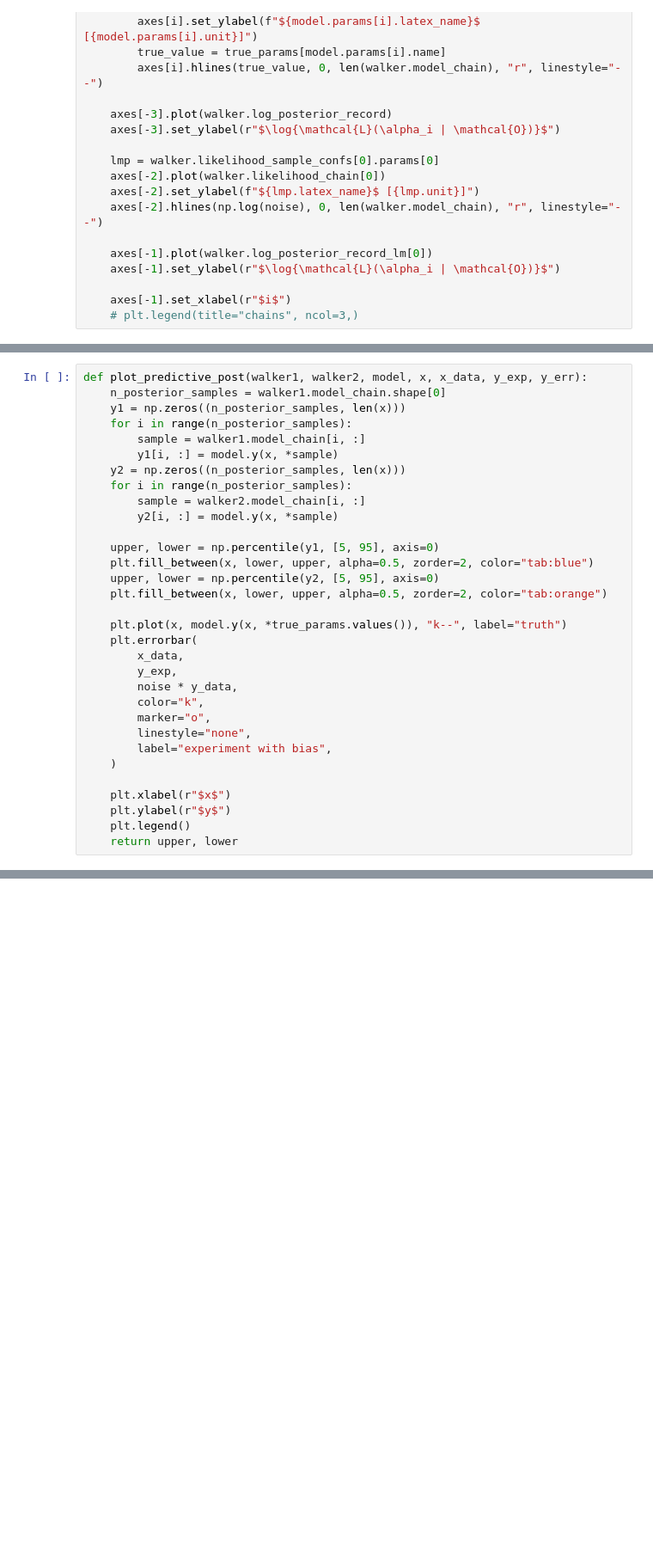
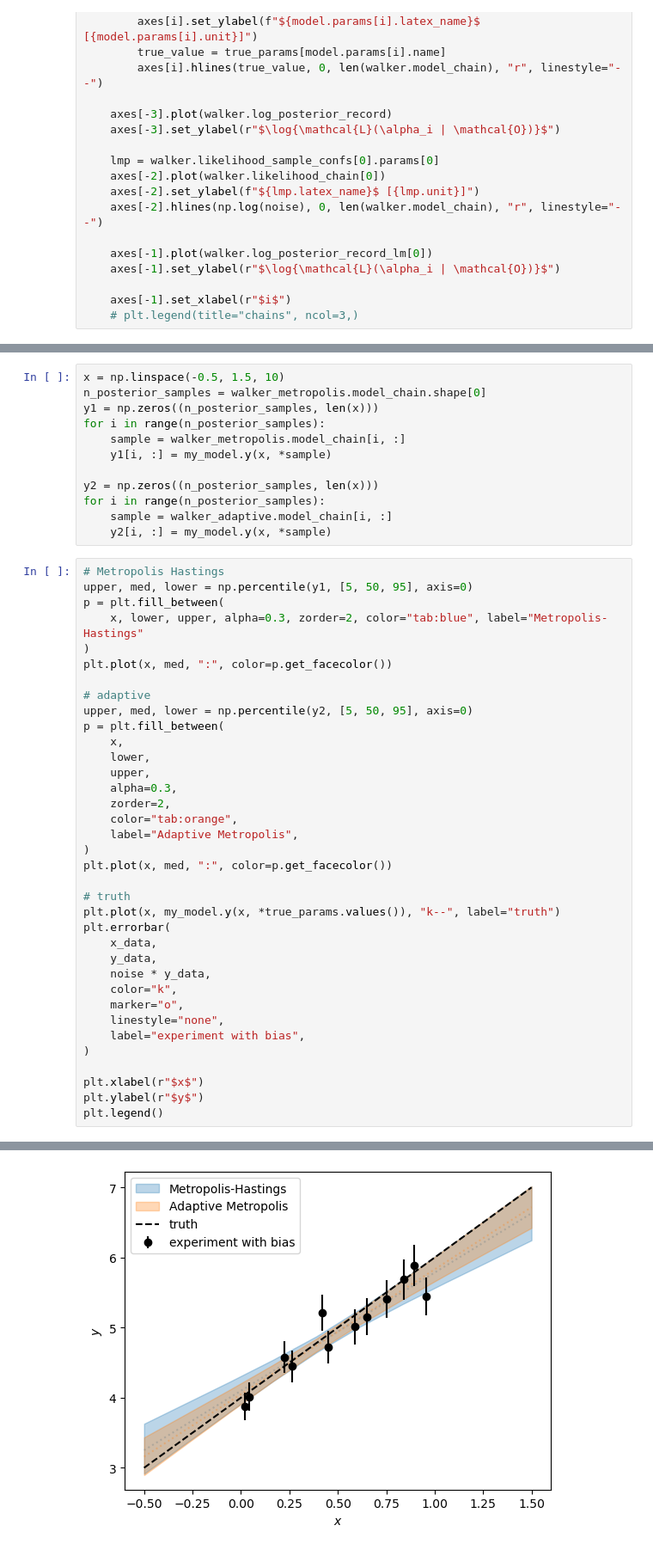
Before and after one commit to beykyle/rxmc, a Jupyter notebook: examples/sampling_algos.ipynb, the cells around one changed output, grey strips where cells are left out. Shown at 86% size. Drawn from its saved outputs; the diff is of its cells as text; blank space fills up the shorter version.

```diff
--- a/examples/sampling_algos.ipynb
+++ b/examples/sampling_algos.ipynb
@@ -242,32 +238,49 @@ AssertionError: I don't believe that you want more dimensions than samples!
+# %%
+x = np.linspace(-0.5, 1.5, 10)
+n_posterior_samples = walker_metropolis.model_chain.shape[0]
+y1 = np.zeros((n_posterior_samples, len(x)))
+for i in range(n_posterior_samples):
+    sample = walker_metropolis.model_chain[i, :]
+    y1[i, :] = my_model.y(x, *sample)
+
+y2 = np.zeros((n_posterior_samples, len(x)))
+for i in range(n_posterior_samples):
+    sample = walker_adaptive.model_chain[i, :]
+    y2[i, :] = my_model.y(x, *sample)
 # %%
-def plot_predictive_post(walker1, walker2, model, x, x_data, y_exp, y_err):
-    n_posterior_samples = walker1.model_chain.shape[0]
-    y1 = np.zeros((n_posterior_samples, len(x)))
-    for i in range(n_posterior_samples):
-        sample = walker1.model_chain[i, :]
-        y1[i, :] = model.y(x, *sample)
-    y2 = np.zeros((n_posterior_samples, len(x)))
-    for i in range(n_posterior_samples):
-        sample = walker2.model_chain[i, :]
-        y2[i, :] = model.y(x, *sample)
+# Metropolis Hastings
+upper, med, lower = np.percentile(y1, [5, 50, 95], axis=0)
+p = plt.fill_between(
+    x, lower, upper, alpha=0.3, zorder=2, color="tab:blue", label="Metropolis-Hastings"
+)
+plt.plot(x, med, ":", color=p.get_facecolor())
 
-    upper, lower = np.percentile(y1, [5, 95], axis=0)
-    plt.fill_between(x, lower, upper, alpha=0.5, zorder=2, color="tab:blue")
-    upper, lower = np.percentile(y2, [5, 95], axis=0)
-    plt.fill_between(x, lower, upper, alpha=0.5, zorder=2, color="tab:orange")
+# adaptive
+upper, med, lower = np.percentile(y2, [5, 50, 95], axis=0)
+p = plt.fill_between(
+    x,
+    lower,
+    upper,
+    alpha=0.3,
+    zorder=2,
+    color="tab:orange",
+    label="Adaptive Metropolis",
+)
+plt.plot(x, med, ":", color=p.get_facecolor())
 
-    plt.plot(x, model.y(x, *true_params.values()), "k--", label="truth")
-    plt.errorbar(
-        x_data,
-        y_exp,
-        noise * y_data,
-        color="k",
-        marker="o",
-        linestyle="none",
-        label="experiment with bias",
-    )
+# truth
+plt.plot(x, my_model.y(x, *true_params.values()), "k--", label="truth")
+plt.errorbar(
+    x_data,
+    y_data,
+    noise * y_data,
+    color="k",
+    marker="o",
+    linestyle="none",
+    label="experiment with bias",
+)
 
-    plt.xlabel(r"$x$")
-    plt.ylabel(r"$y$")
-    plt.legend()
-    return upper, lower
+plt.xlabel(r"$x$")
+plt.ylabel(r"$y$")
+plt.legend()
+# %% [output]
@@ -273,0 +288 @@ def plot_predictive_post(walker1, walker2, model, x, x_data, y_exp, y_err):
+[figure, added]
```
Also changed, not shown: parts of 19 cells of this notebook, 3 other files.
